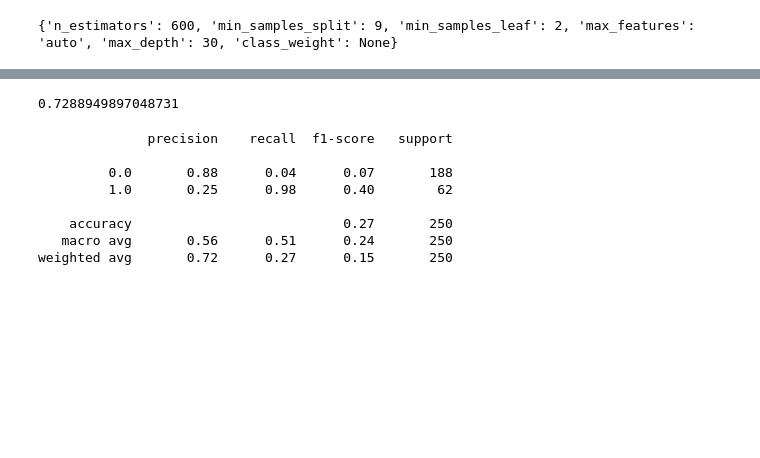
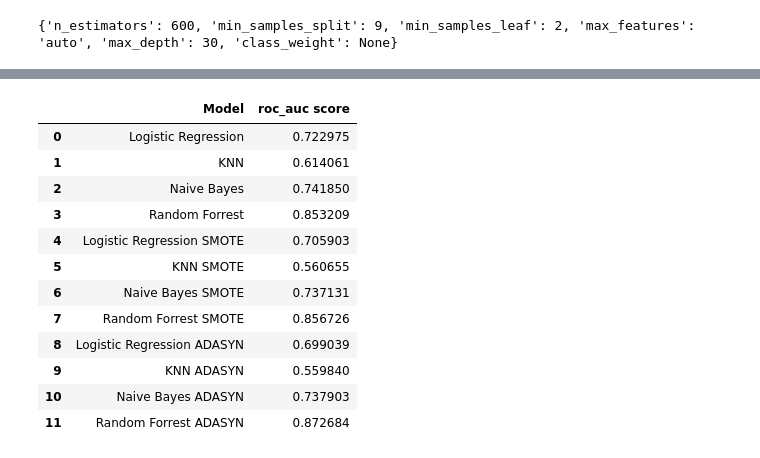
Before and after one commit to yinanchriszhang/Case-Study-Suncorp, a Jupyter notebook: FraudAnalysis.ipynb, the cells around one changed output, grey strips where cells are left out. Drawn from its saved outputs; the diff is of its cells as text; code cells hidden in the pictures; blank space fills up the shorter version.

Commit message:
Able to create evaluation log

```diff
--- a/FraudAnalysis.ipynb
+++ b/FraudAnalysis.ipynb
@@ -951,5 +977,8 @@ ROC-AUC score is: 0.7437
 [interactive output not drawn]
 [figure]
+# %%
+x = ['Naive Bayes ADASYN', roc_score]
+evaluation.append(x)
 # %% [markdown]
 ### Random Forest
 # %%
@@ -966,7 +995,7 @@ rf_values = {'max_depth': [10, 20, 30, 40, 50, 60, 70, 80, 90, 100, None],
 
 
 rs_rf3 = RandomizedSearchCV(rf, rf_values, cv=10, scoring='roc_auc', n_jobs = -1, random_state=888)
-rs_rf3.fit(x_train, y_train)
+rs_rf3.fit(x_train_adasyn, y_train_adasyn )
 print(rs_rf3.best_params_)
 # %% [output]
 {'n_estimators': 600, 'min_samples_split': 9, 'min_samples_leaf': 2, 'max_features': 'auto', 'max_depth': 30, 'class_weight': None}
@@ -989,17 +1018,21 @@ ROC-AUC score is: 0.8592
+# %%
+x = ['Random Forrest ADASYN', roc_score]
+evaluation.append(x)
 # %%
-evaluation = pd.DataFrame(columns = ['Model', 'roc_auc score'])
-
-roc_score
+evaluationLog = pd.DataFrame(evaluation, columns = ['Model', 'roc_auc score'])
-# %% [output]
-0.7288949897048731
-# %%
-print(classification_report)
-# %% [output]
-              precision    recall  f1-score   support
-
-         0.0       0.88      0.04      0.07       188
-         1.0       0.25      0.98      0.40        62
-
-    accuracy                           0.27       250
-   macro avg       0.56      0.51      0.24       250
-weighted avg       0.72      0.27      0.15       250
+# %%
+evaluationLog
+# %% [output]
+|  | Model | roc_auc score |
+| 0 | Logistic Regression | 0.722975 |
+| 1 | KNN | 0.614061 |
+| 2 | Naive Bayes | 0.741850 |
+| 3 | Random Forrest | 0.853209 |
+| 4 | Logistic Regression SMOTE | 0.705903 |
+| 5 | KNN SMOTE | 0.560655 |
+| 6 | Naive Bayes SMOTE | 0.737131 |
+| 7 | Random Forrest SMOTE | 0.856726 |
+| 8 | Logistic Regression ADASYN | 0.699039 |
+| 9 | KNN ADASYN | 0.559840 |
+| 10 | Naive Bayes ADASYN | 0.737903 |
+| 11 | Random Forrest ADASYN | 0.872684 |
```
Also changed, not shown: parts of 28 cells of this notebook, 1 other file.
